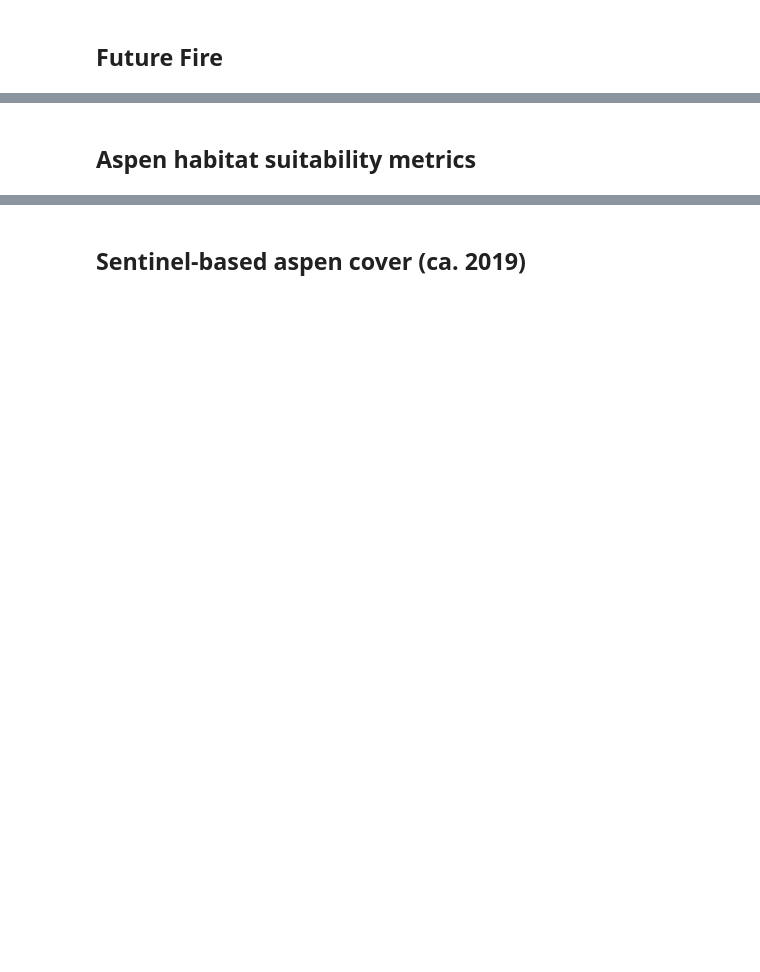
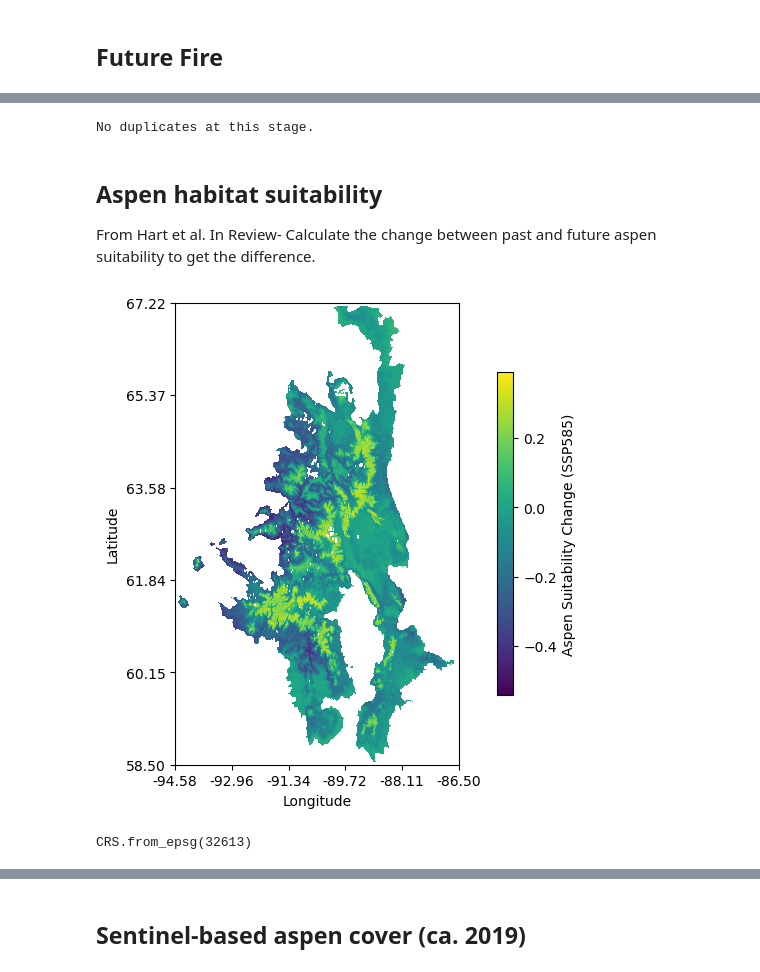
Before and after one commit to natshoff/aspen-fire-fork, a Jupyter notebook: Aim3/code/future-aspen_grid_prep.ipynb, the cells around one changed output, grey strips where cells are left out. Drawn from its saved outputs; the diff is of its cells as text; code cells hidden in the pictures; blank space fills up the shorter version.

Commit message:
Updates to Aim3 code - grid summaries and plots

```diff
--- a/Aim3/code/future-aspen_grid_prep.ipynb
+++ b/Aim3/code/future-aspen_grid_prep.ipynb
@@ -54,9 +60,41 @@ future_fire.head()
+# %%
+# check for duplicates, remove them
+n = future_fire.duplicated(subset=['grid_id']).sum()
+if n > 0:
+    print(f"\nThere are [{n}] duplicate rows.\n")
+else:
+    print("\nNo duplicates at this stage.\n")
+# %% [output]
+No duplicates at this stage.
 # %% [markdown]
-## Aspen habitat suitability metrics
+## Aspen habitat suitability
+
+From Hart et al. In Review- Calculate the change between past and future aspen suitability to get the difference.
 # %%
-# load the future aspen suitability
-fp = os.path.join(projdir,'Aim3/data/spatial/raw/aspen_suitability/Predictions/predicted_SSP245_2041-2070_ensemble.tif')
-aspen = rxr.open_rasterio(fp, cache=False).squeeze()
-print(f"\n{aspen}\n")
+# load the future aspen suitability predictions
+dir = os.path.join(projdir,'Aim3/data/spatial/raw/aspen_suitability/Predictions/')
+# historical suitability
+hist = os.path.join(dir,'predicted_historical_1981-2010_ensemble.tif')
+# future suitability (SSP245 2041-2070)
+ssp245 = os.path.join(dir,'predicted_SSP245_2041-2070_ensemble.tif')
+# future suitability (SSP585 2041-2070)
+ssp585 = os.path.join(dir,'predicted_SSP585_2041-2070_ensemble.tif')
+
+# load each raster
+hist_da = rxr.open_rasterio(hist, masked=True, cache=False).squeeze()
+ssp245_da = rxr.open_rasterio(ssp245, masked=True, cache=False).squeeze()
+ssp585_da = rxr.open_rasterio(ssp585, masked=True, cache=False).squeeze()
+
+# calculate the change in suitability under both scenarios
+change_SSP245 = ssp245_da - hist_da
+change_SSP585 = ssp585_da - hist_da
+
+# check the results
+out_png = os.path.join(projdir, 'Aim3/figures/srm_aspen_suitability_change_ssp585.png')
+plot_raster(change_SSP585, legend_lab = "Aspen Suitability Change (SSP585)", save_file=True, out_png=out_png)
+# %% [output]
+[figure, added]
 # %%
-aspen.rio.crs
+change_SSP245.rio.crs
+# %% [output]
+CRS.from_epsg(32613)
```
Also changed, not shown: parts of 34 cells of this notebook, 5 other files.
